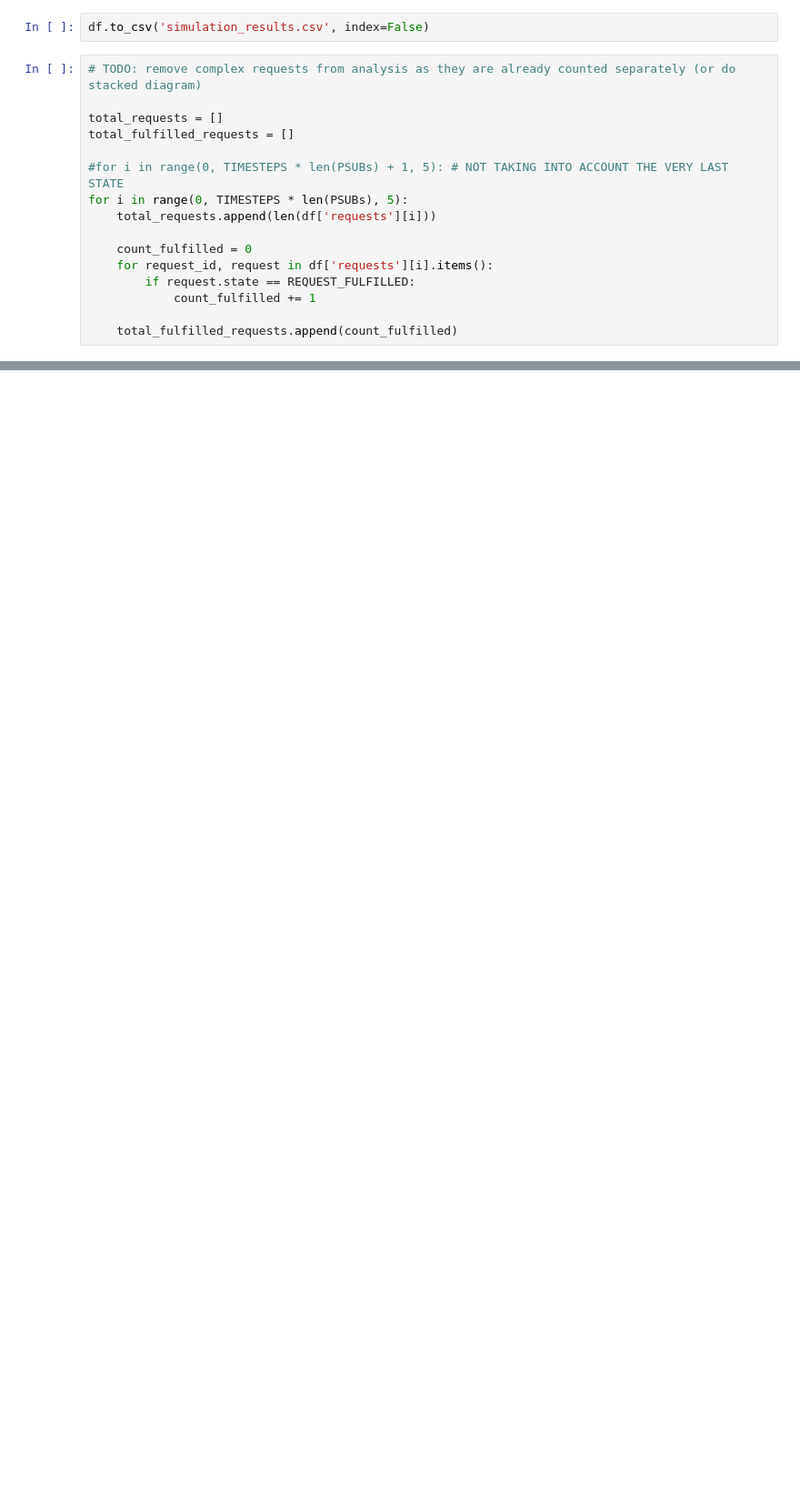
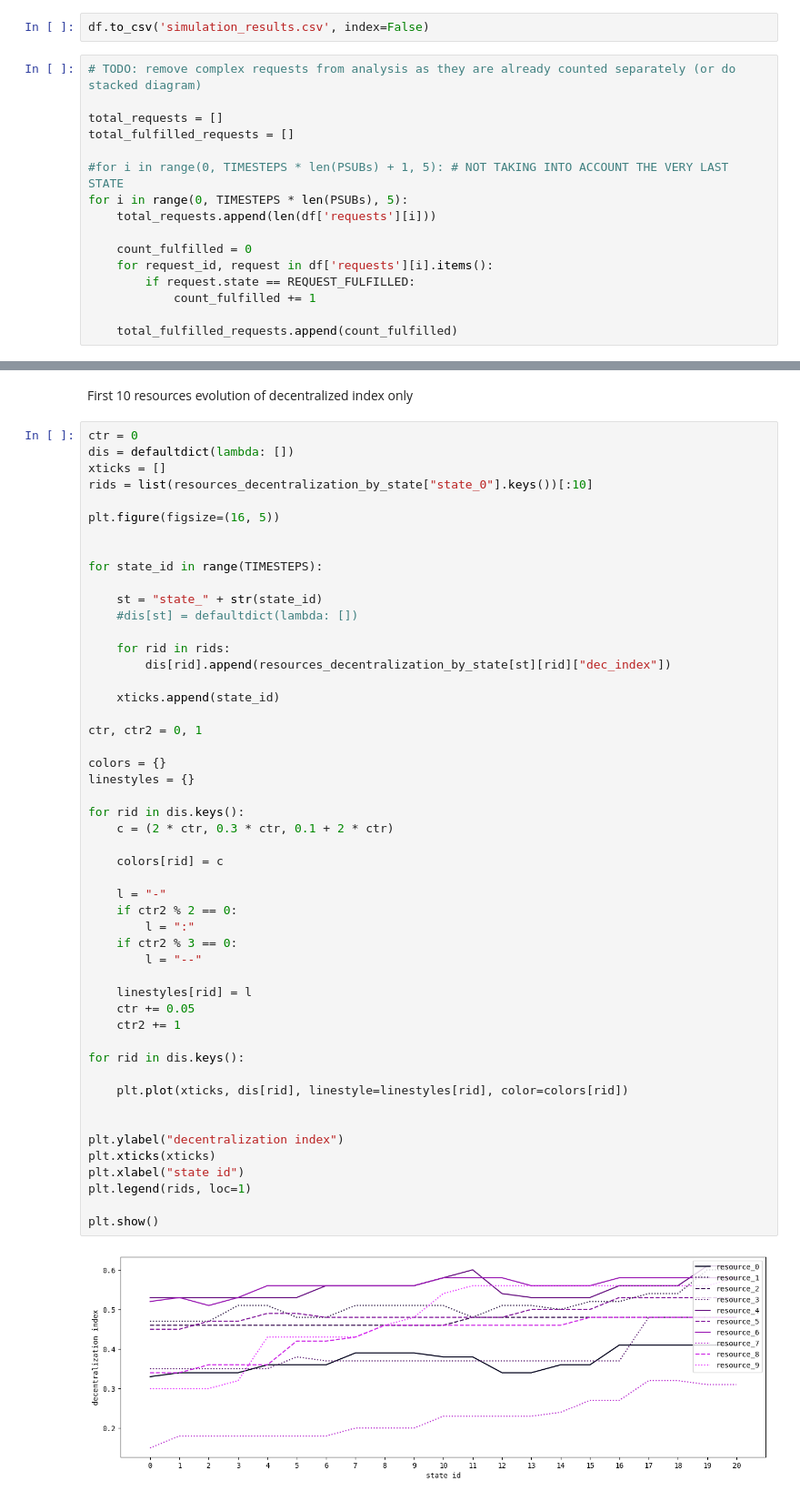
Before and after one commit to nctzn101/geos-sim, a Jupyter notebook: notebook/geos.ipynb, the cells around one changed output, grey strips where cells are left out. Shown at 91% size. Drawn from its saved outputs; the diff is of its cells as text; blank space fills up the shorter version.

```diff
--- a/notebook/geos.ipynb
+++ b/notebook/geos.ipynb
@@ -1155,0 +1368,54 @@ plt.show()
+# %% [markdown]
+First 10 resources evolution of decentralized index only
+# %%
+ctr = 0
+dis = defaultdict(lambda: [])
+xticks = []
+rids = list(resources_decentralization_by_state["state_0"].keys())[:10]
+
+plt.figure(figsize=(16, 5))
+
+
+for state_id in range(TIMESTEPS):
+
+    st = "state_" + str(state_id)
+    #dis[st] = defaultdict(lambda: [])
+
+    for rid in rids:
+        dis[rid].append(resources_decentralization_by_state[st][rid]["dec_index"])
+
+    xticks.append(state_id)
+
+ctr, ctr2 = 0, 1
+
+colors = {}
+linestyles = {}
+
+for rid in dis.keys():
+    c = (2 * ctr, 0.3 * ctr, 0.1 + 2 * ctr)
+
+    colors[rid] = c
+
+    l = "-"
+    if ctr2 % 2 == 0:
+        l = ":"
+    if ctr2 % 3 == 0:
+        l = "--"
+
+    linestyles[rid] = l
+    ctr += 0.05
+    ctr2 += 1
+
+for rid in dis.keys():
+
+    plt.plot(xticks, dis[rid], linestyle=linestyles[rid], color=colors[rid])
+
+
+plt.ylabel("decentralization index")
+plt.xticks(xticks)
+plt.xlabel("state id")
+plt.legend(rids, loc=1)
+
+plt.show()
+# %% [output]
+[figure, added]
```
Also changed, not shown: parts of 19 cells of this notebook.
